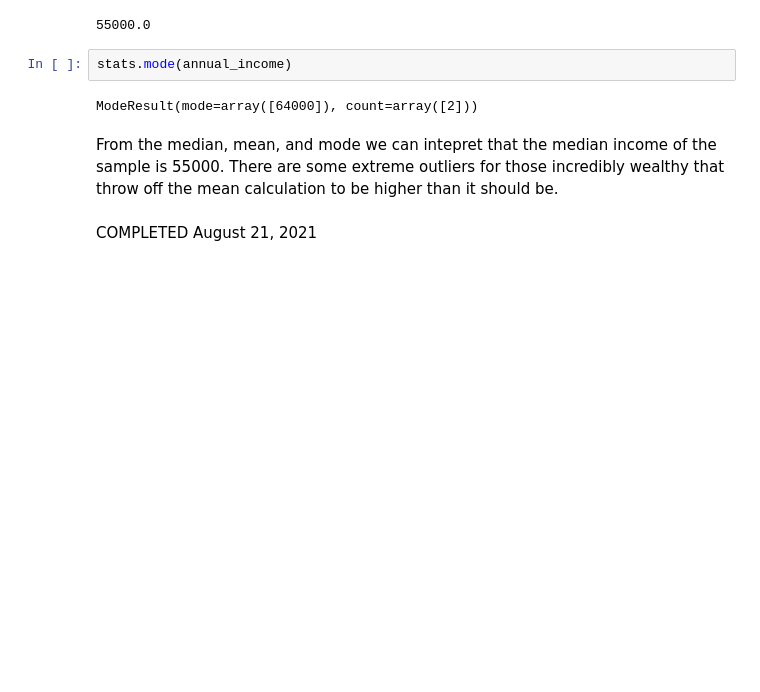
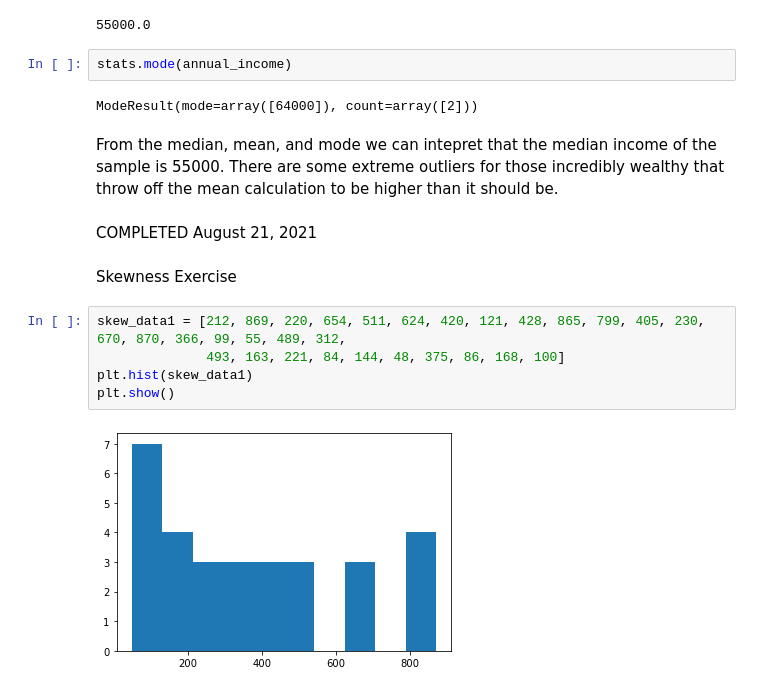
Before and after one commit to Malcolm206/UDEMY_BI_ANALYST, a Jupyter notebook: Untitled.ipynb, the cells around one changed output. Saved outputs shown, nothing was run; the diff lists cells and outputs as text; blank space fills up the shorter version.

Commit message:
completes skewness exercise

```diff
--- a/Untitled.ipynb
+++ b/Untitled.ipynb
@@ -201,3 +201,12 @@ ModeResult(mode=array([64000]), count=array([2]))
 From the median, mean, and mode we can intepret that the median income of the sample is 55000. There are some extreme outliers for those incredibly wealthy that throw off the mean calculation to be higher than it should be.
 # %% [markdown]
 COMPLETED August 21, 2021
+# %% [markdown]
+Skewness Exercise
+# %%
+skew_data1 = [212, 869, 220, 654, 511, 624, 420, 121, 428, 865, 799, 405, 230, 670, 870, 366, 99, 55, 489, 312,
+              493, 163, 221, 84, 144, 48, 375, 86, 168, 100]
+plt.hist(skew_data1)
+plt.show()
+# %% [output]
+[figure, added]
```
Also changed, not shown: parts of 4 cells of this notebook.
